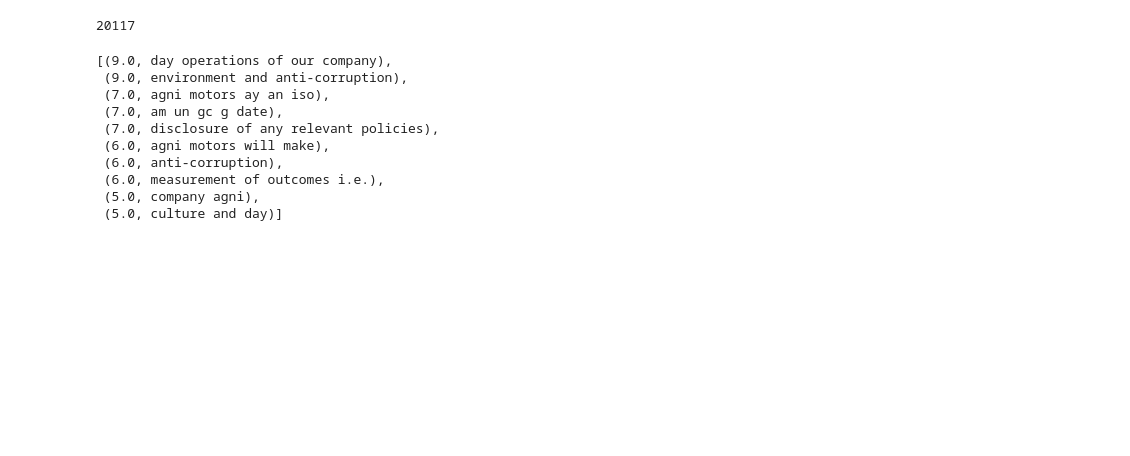
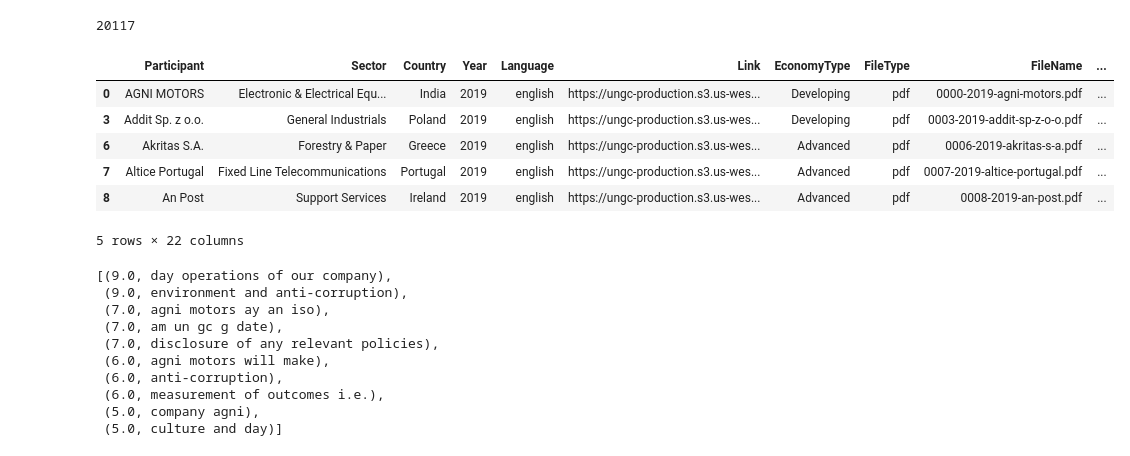
Before and after one commit to fridrichmrtn/sustainability-reports-development-analysis, a Jupyter notebook: doc/preliminary-analysis/preliminary-data-analysis.ipynb, the cells around one changed output. Cells and saved outputs as stored; diff of their text form; code cells hidden in the pictures; blank space fills up the shorter version.

```diff
--- a/doc/preliminary-analysis/preliminary-data-analysis.ipynb
+++ b/doc/preliminary-analysis/preliminary-data-analysis.ipynb
@@ -260,6 +260,17 @@ del docs_deduplicated, docs_upos
 gc.collect()
 # %% [output]
 20117
+# %%
+docs_reconstructed.to_csv("../../data/docs-reconstructed.csv")
+docs_reconstructed.head(5)
+# %% [output]
+|  | Participant | Sector | Country | Year | Language | Link | EconomyType | FileType | FileName | ... |
+| 0 | AGNI MOTORS | Electronic & Electrical Equ... | India | 2019 | english | https://ungc-production.s3.us-wes... | Developing | pdf | 0000-2019-agni-motors.pdf | ... |
+| 3 | Addit Sp. z o.o. | General Industrials | Poland | 2019 | english | https://ungc-production.s3.us-wes... | Developing | pdf | 0003-2019-addit-sp-z-o-o.pdf | ... |
+| 6 | Akritas S.A. | Forestry & Paper | Greece | 2019 | english | https://ungc-production.s3.us-wes... | Advanced | pdf | 0006-2019-akritas-s-a.pdf | ... |
+| 7 | Altice Portugal | Fixed Line Telecommunications | Portugal | 2019 | english | https://ungc-production.s3.us-wes... | Advanced | pdf | 0007-2019-altice-portugal.pdf | ... |
+| 8 | An Post | Support Services | Ireland | 2019 | english | https://ungc-production.s3.us-wes... | Advanced | pdf | 0008-2019-an-post.pdf | ... |
+5 rows × 22 columns
 # %%
 # rake - example
 import spacy
```
